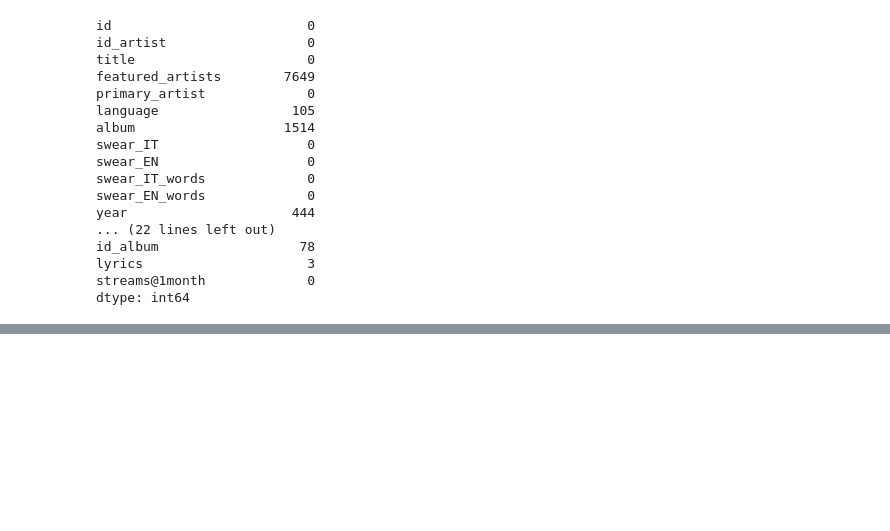
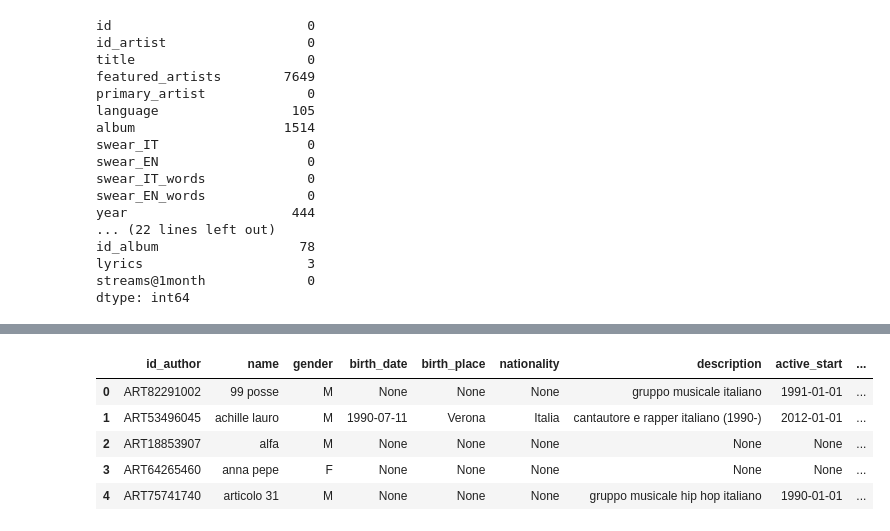
Before and after one commit to lorenzoalbani/dss, a Jupyter notebook: EDA.ipynb, the cells around one changed output, grey strips where cells are left out. Drawn from its saved outputs; the diff is of its cells as text; code cells hidden in the pictures; blank space fills up the shorter version.

```diff
--- a/EDA.ipynb
+++ b/EDA.ipynb
@@ -250,0 +235,10 @@ Numero di ID che hanno titoli diversi tra le loro copie: 71
+# %%
+df = pd.read_xml('artists.xml')
+df.head()
+# %% [output]
+|  | id_author | name | gender | birth_date | birth_place | nationality | description | active_start | ... |
+| 0 | ART82291002 | 99 posse | M | None | None | None | gruppo musicale italiano | 1991-01-01 | ... |
+| 1 | ART53496045 | achille lauro | M | 1990-07-11 | Verona | Italia | cantautore e rapper italiano (1990-) | 2012-01-01 | ... |
+| 2 | ART18853907 | alfa | M | None | None | None | None | None | ... |
+| 3 | ART64265460 | anna pepe | F | None | None | None | None | None | ... |
+| 4 | ART75741740 | articolo 31 | M | None | None | None | gruppo musicale hip hop italiano | 1990-01-01 | ... |
```
Also changed, not shown: parts of 17 cells of this notebook, 2 other files.
